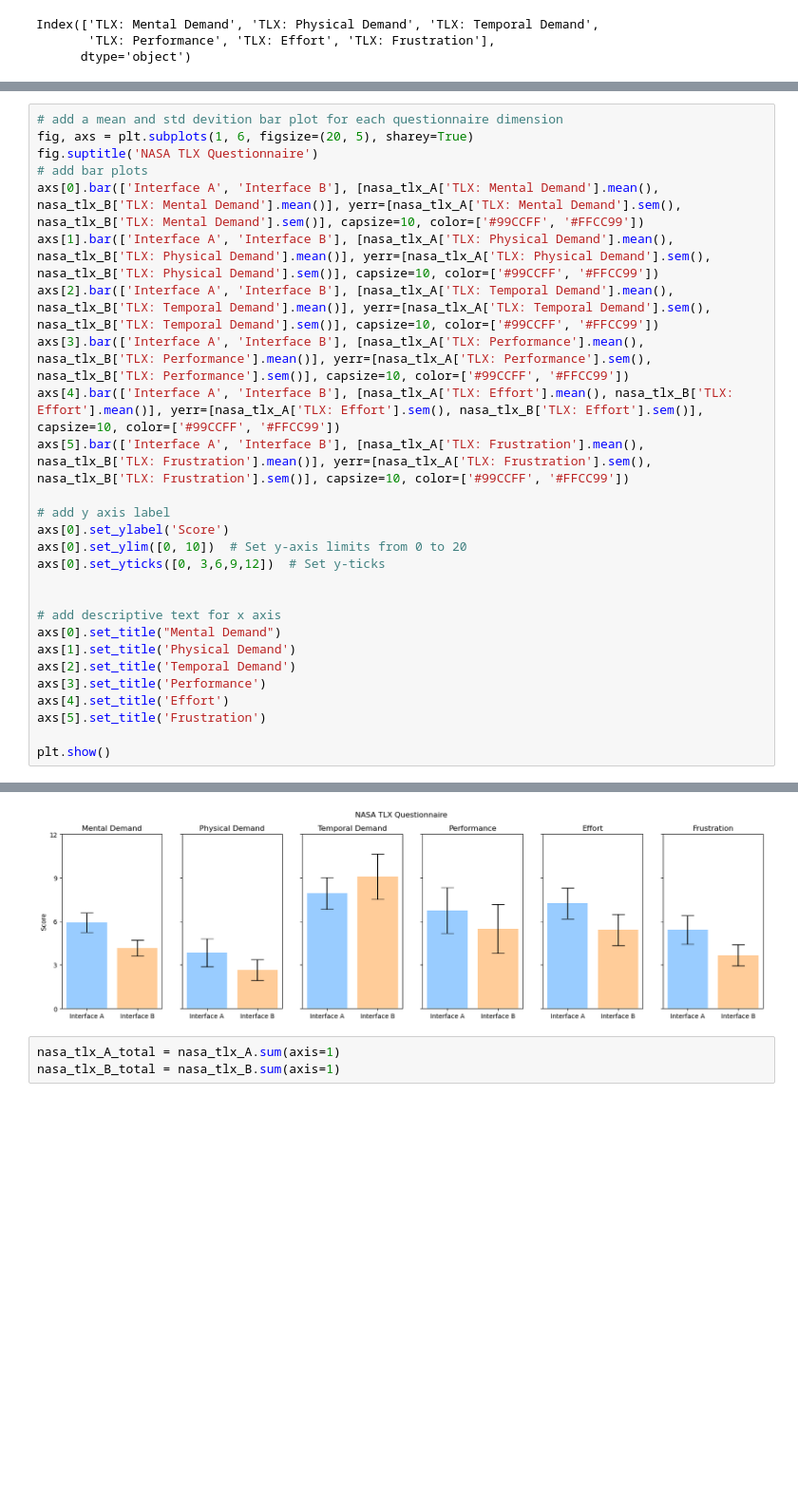
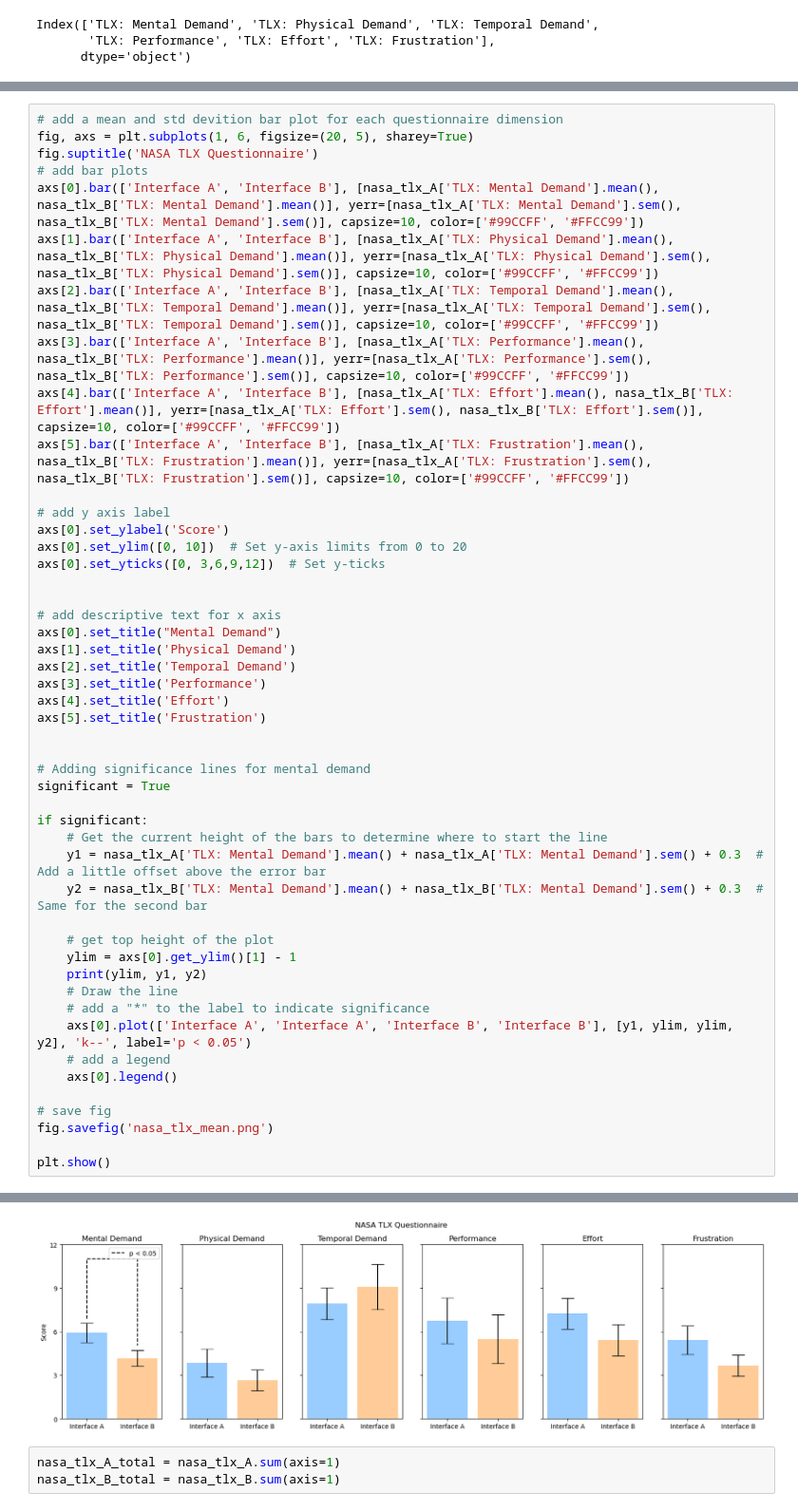
Before and after one commit to duxirosenberg/hci-project-hci2023-group-25, a Jupyter notebook: Deliverables/Study/Statistical Analysis.ipynb, the cells around one changed output, grey strips where cells are left out. Shown at 95% size. Cells and saved outputs as stored; diff of their text form; blank space fills up the shorter version.

```diff
--- a/Deliverables/Study/Statistical Analysis.ipynb
+++ b/Deliverables/Study/Statistical Analysis.ipynb
@@ -320,5 +401,26 @@ axs[3].set_title('Performance')
 axs[4].set_title('Effort')
 axs[5].set_title('Frustration')
 
+
+# Adding significance lines for mental demand
+significant = True
+
+if significant:
+    # Get the current height of the bars to determine where to start the line
+    y1 = nasa_tlx_A['TLX: Mental Demand'].mean() + nasa_tlx_A['TLX: Mental Demand'].sem() + 0.3  # Add a little offset above the error bar
+    y2 = nasa_tlx_B['TLX: Mental Demand'].mean() + nasa_tlx_B['TLX: Mental Demand'].sem() + 0.3  # Same for the second bar
+
+    # get top height of the plot
+    ylim = axs[0].get_ylim()[1] - 1
+    print(ylim, y1, y2)
+    # Draw the line
+    # add a "*" to the label to indicate significance
+    axs[0].plot(['Interface A', 'Interface A', 'Interface B', 'Interface B'], [y1, ylim, ylim, y2], 'k--', label='p < 0.05')
+    # add a legend
+    axs[0].legend()
+
+# save fig
+fig.savefig('nasa_tlx_mean.png')
+
 plt.show()
 # %% [output]
@@ -325,4 +428,4 @@ plt.show()
-[figure, old version]
+[figure, new version]
 # %%
 nasa_tlx_A_total = nasa_tlx_A.sum(axis=1)
 nasa_tlx_B_total = nasa_tlx_B.sum(axis=1)
```
Also changed, not shown: parts of 36 cells of this notebook, 9 other files.
